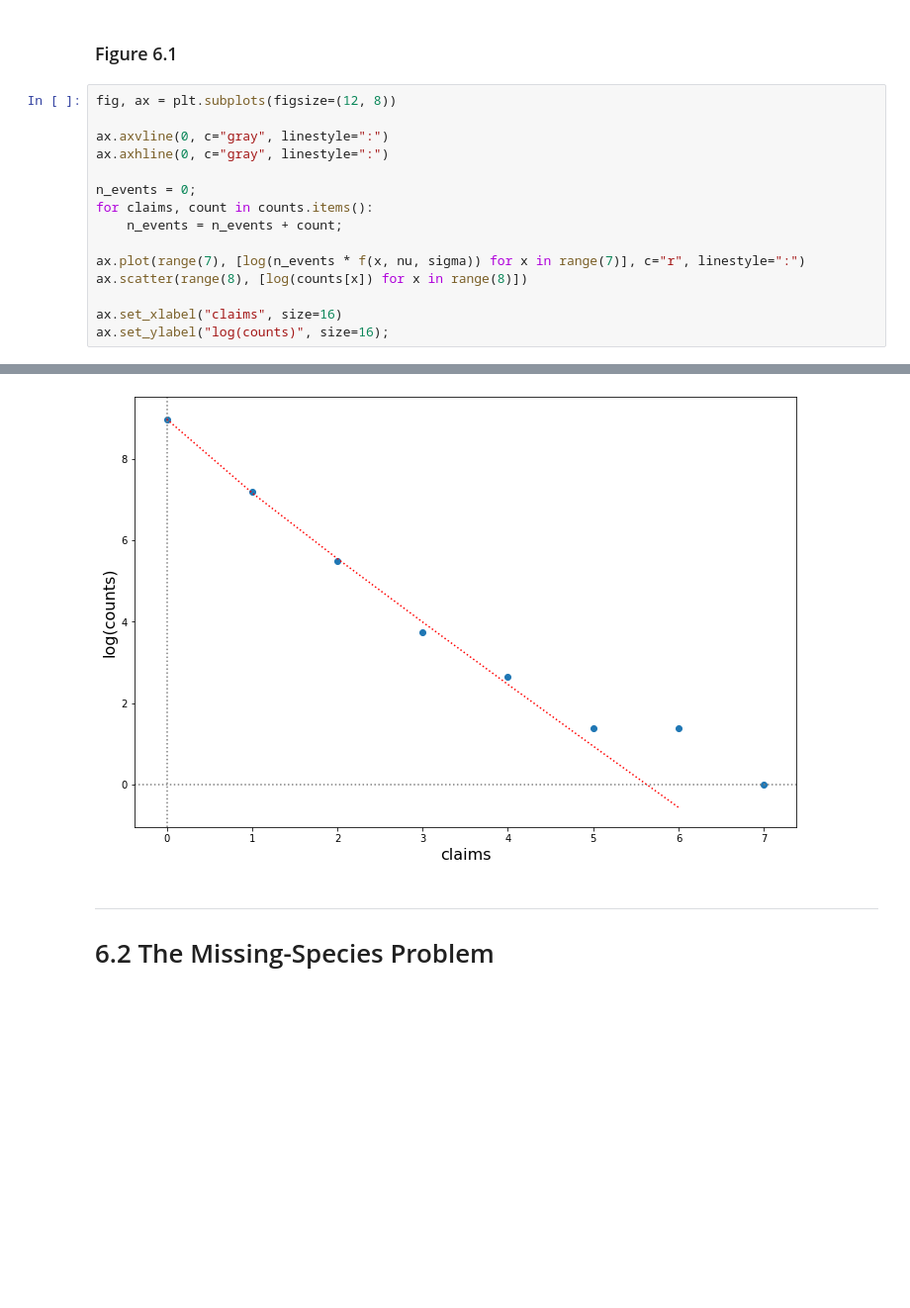
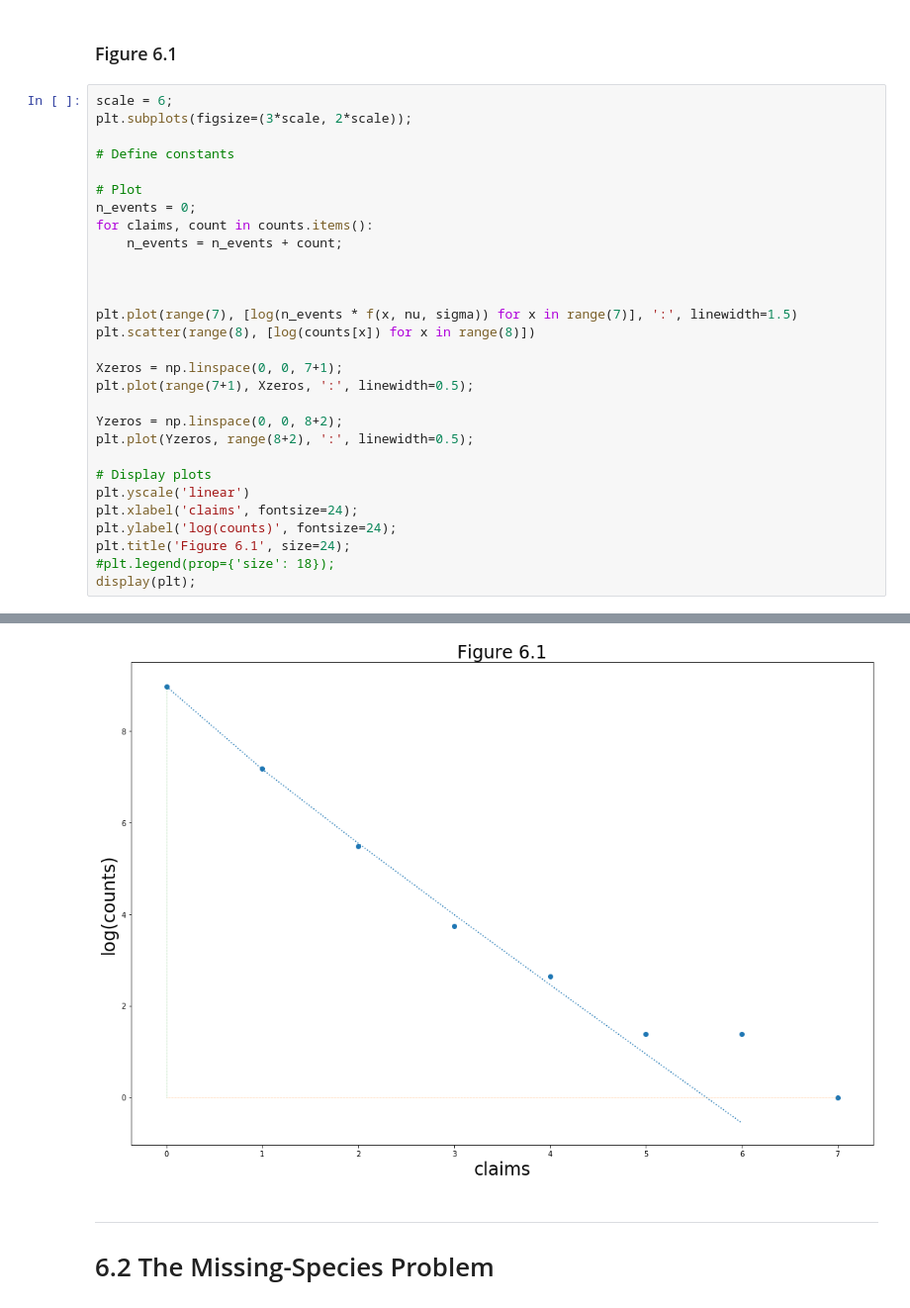
Before and after one commit to KiraSensei13/MNT_ITESM_courses, a Jupyter notebook: 2.1.CienciaDeDatosEInterferenciaEstadistica/caseStudy01/CASI_CH06.ipynb, the cells around one changed output, grey strips where cells are left out. Shown at 99% size. Saved outputs shown, nothing was run; the diff lists cells and outputs as text; blank space fills up the shorter version.

Commit message:
figure 6.1

```diff
--- a/2.1.CienciaDeDatosEInterferenciaEstadistica/caseStudy01/CASI_CH06.ipynb
+++ b/2.1.CienciaDeDatosEInterferenciaEstadistica/caseStudy01/CASI_CH06.ipynb
@@ -104,18 +121,32 @@ Gamma MLE       0.164  0.398  0.632  0.866   1.10   1.33   1.57
 # %% [markdown]
 ### Figure 6.1
 # %%
-fig, ax = plt.subplots(figsize=(12, 8))
+scale = 6;
+plt.subplots(figsize=(3*scale, 2*scale));
 
-ax.axvline(0, c="gray", linestyle=":")
-ax.axhline(0, c="gray", linestyle=":")
+# Define constants
 
+# Plot
 n_events = 0;
 for claims, count in counts.items():
     n_events = n_events + count;
 
-ax.plot(range(7), [log(n_events * f(x, nu, sigma)) for x in range(7)], c="r", linestyle=":")
-ax.scatter(range(8), [log(counts[x]) for x in range(8)])
 
-ax.set_xlabel("claims", size=16)
-ax.set_ylabel("log(counts)", size=16);
+
+plt.plot(range(7), [log(n_events * f(x, nu, sigma)) for x in range(7)], ':', linewidth=1.5)
+plt.scatter(range(8), [log(counts[x]) for x in range(8)])
+
+Xzeros = np.linspace(0, 0, 7+1);
+plt.plot(range(7+1), Xzeros, ':', linewidth=0.5);
+
+Yzeros = np.linspace(0, 0, 8+2);
+plt.plot(Yzeros, range(8+2), ':', linewidth=0.5);
+
+# Display plots
+plt.yscale('linear')
+plt.xlabel('claims', fontsize=24);
+plt.ylabel('log(counts)', fontsize=24);
+plt.title('Figure 6.1', size=24);
+#plt.legend(prop={'size': 18});
+display(plt);
 # %% [output]
@@ -122,4 +154,4 @@ ax.set_ylabel("log(counts)", size=16);
-[figure, old version]
+[figure, new version]
 # %% [markdown]
 ---
 # 6.2 The Missing-Species Problem
```
Also changed, not shown: parts of 7 cells of this notebook.
